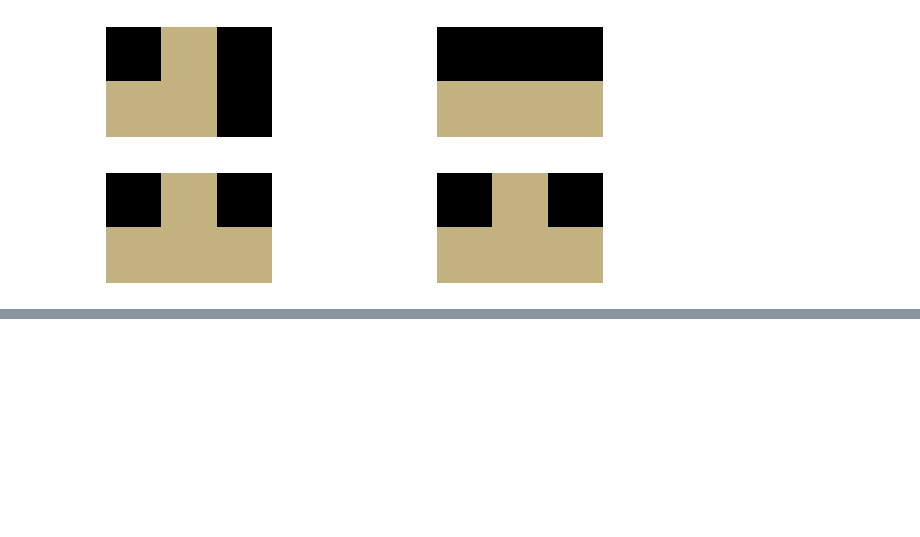
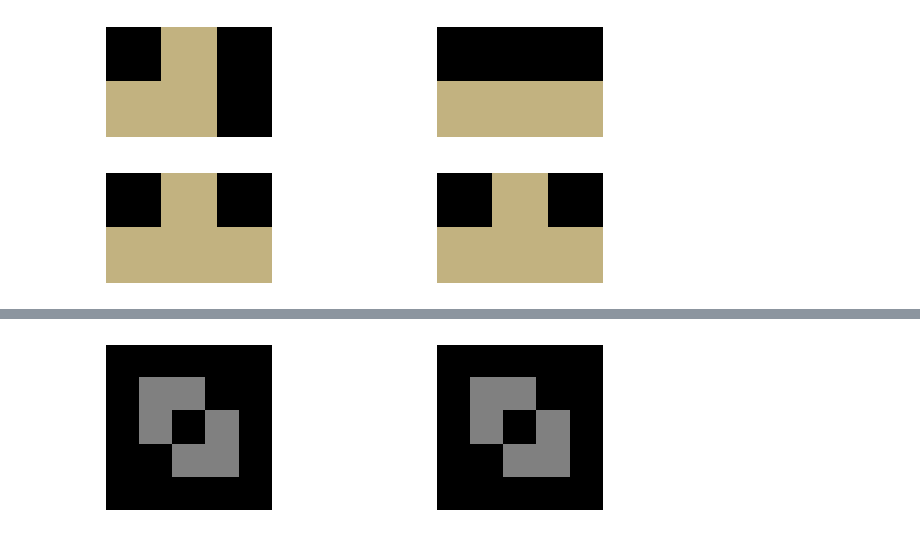
Before and after one commit to JaimeGabriel/falling_sand, a Jupyter notebook: figures.ipynb, the cells around one changed output, grey strips where cells are left out. Saved outputs shown, nothing was run; the diff lists cells and outputs as text; code cells hidden in the pictures; blank space fills up the shorter version.

```diff
--- a/figures.ipynb
+++ b/figures.ipynb
@@ -383,0 +410,17 @@ plt.savefig('Graphics/sand4.pdf', bbox_inches = 'tight')
+# %%
+matrix = np.zeros((5, 5))
+entrada = matrix
+entrada[3, 3] = 3
+entrada[3, 2] = 3
+entrada[2, 3] = 3
+entrada[1, 1] = 3
+entrada[1, 2] = 3
+entrada[2, 1] = 3
+
+salida = move(entrada)
+salida_plot = plot_matrix(salida)
+entrada_plot = plot_matrix(entrada)
+entrada_salida = plot_side_by_side(entrada_plot, salida_plot)
+plt.savefig('Graphics/rock1.pdf', bbox_inches = 'tight')
+# %% [output]
+[figure, added]
```
Also changed, not shown: parts of 8 cells of this notebook, 14 other files.
